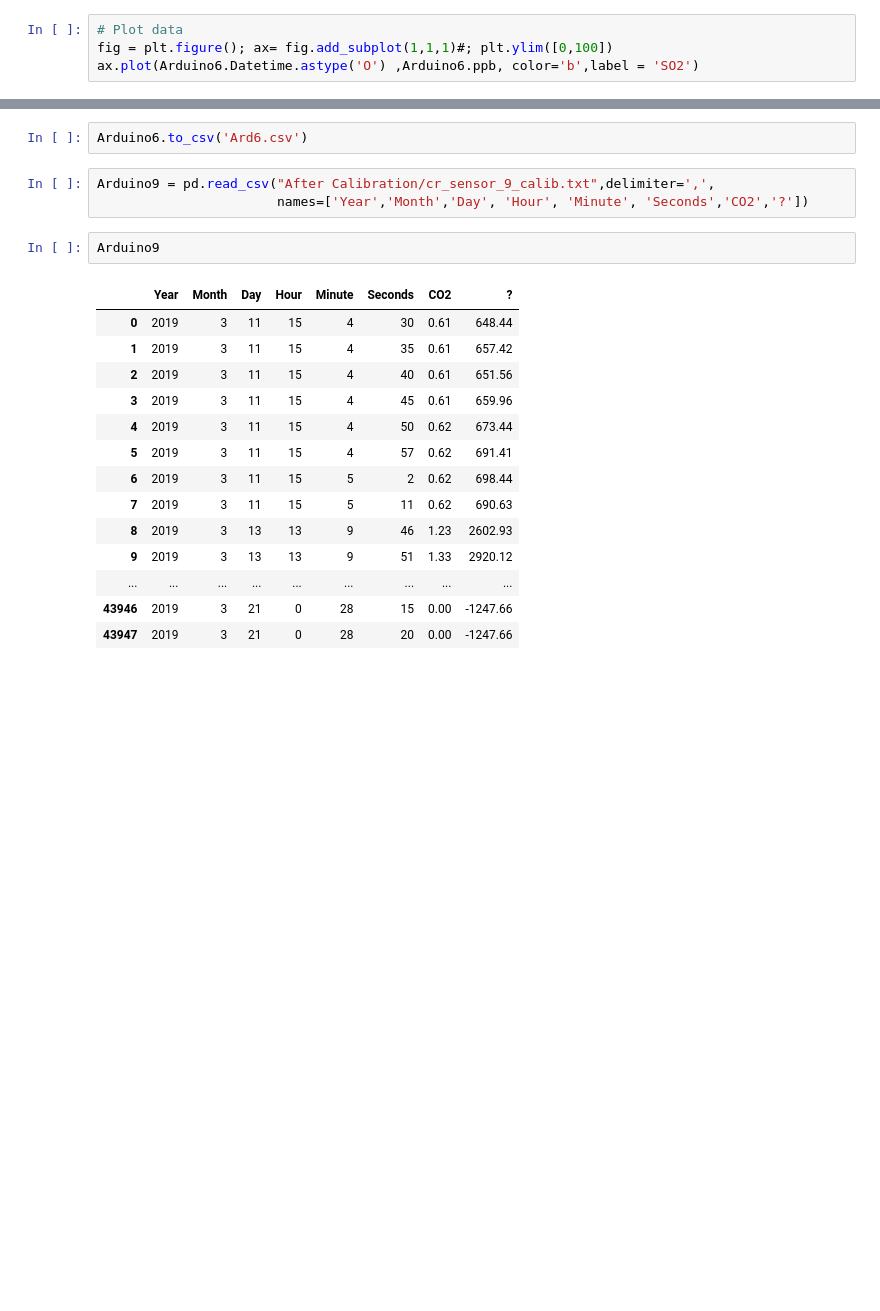
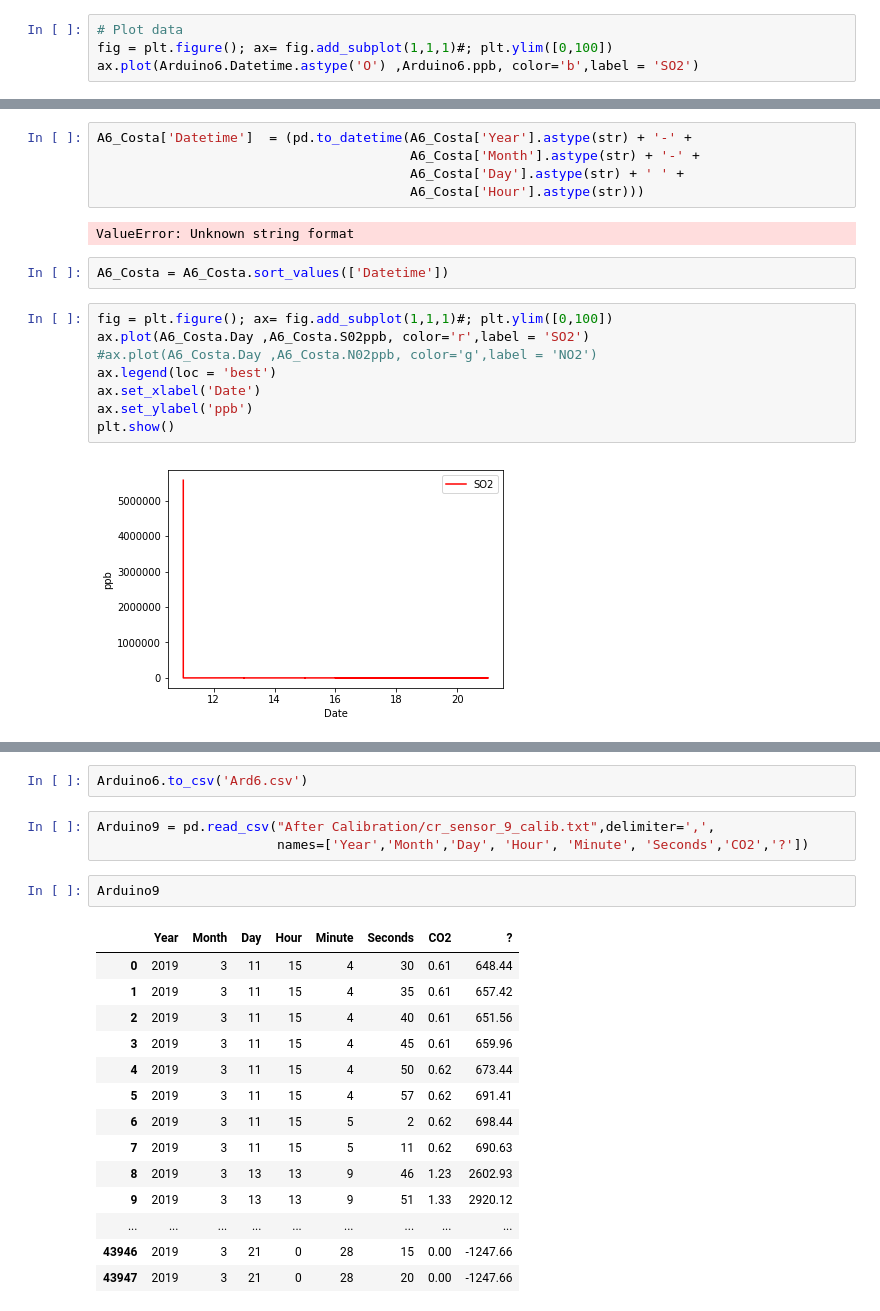
Before and after one commit to annalisasheehan/Costa_Rica, a Jupyter notebook: Processing_Arduino_data-Other_sensors.ipynb, the cells around one changed output, grey strips where cells are left out. Cells and saved outputs as stored; diff of their text form; blank space fills up the shorter version.

```diff
--- a/Processing_Arduino_data-Other_sensors.ipynb
+++ b/Processing_Arduino_data-Other_sensors.ipynb
@@ -591,0 +743,19 @@ ax.plot(Arduino6.Datetime.astype('O') ,Arduino6.ppb, color='b',label = 'SO2')
+# %%
+A6_Costa['Datetime']  = (pd.to_datetime(A6_Costa['Year'].astype(str) + '-' +
+                                        A6_Costa['Month'].astype(str) + '-' +
+                                        A6_Costa['Day'].astype(str) + ' ' +
+                                        A6_Costa['Hour'].astype(str)))
+# %% [output]
+ValueError: Unknown string format
+# %%
+A6_Costa = A6_Costa.sort_values(['Datetime'])
+# %%
+fig = plt.figure(); ax= fig.add_subplot(1,1,1)#; plt.ylim([0,100])
+ax.plot(A6_Costa.Day ,A6_Costa.S02ppb, color='r',label = 'SO2')
+#ax.plot(A6_Costa.Day ,A6_Costa.N02ppb, color='g',label = 'NO2')
+ax.legend(loc = 'best')
+ax.set_xlabel('Date')
+ax.set_ylabel('ppb')
+plt.show()
+# %% [output]
+[figure, added]
```
Also changed, not shown: parts of 24 cells of this notebook.
